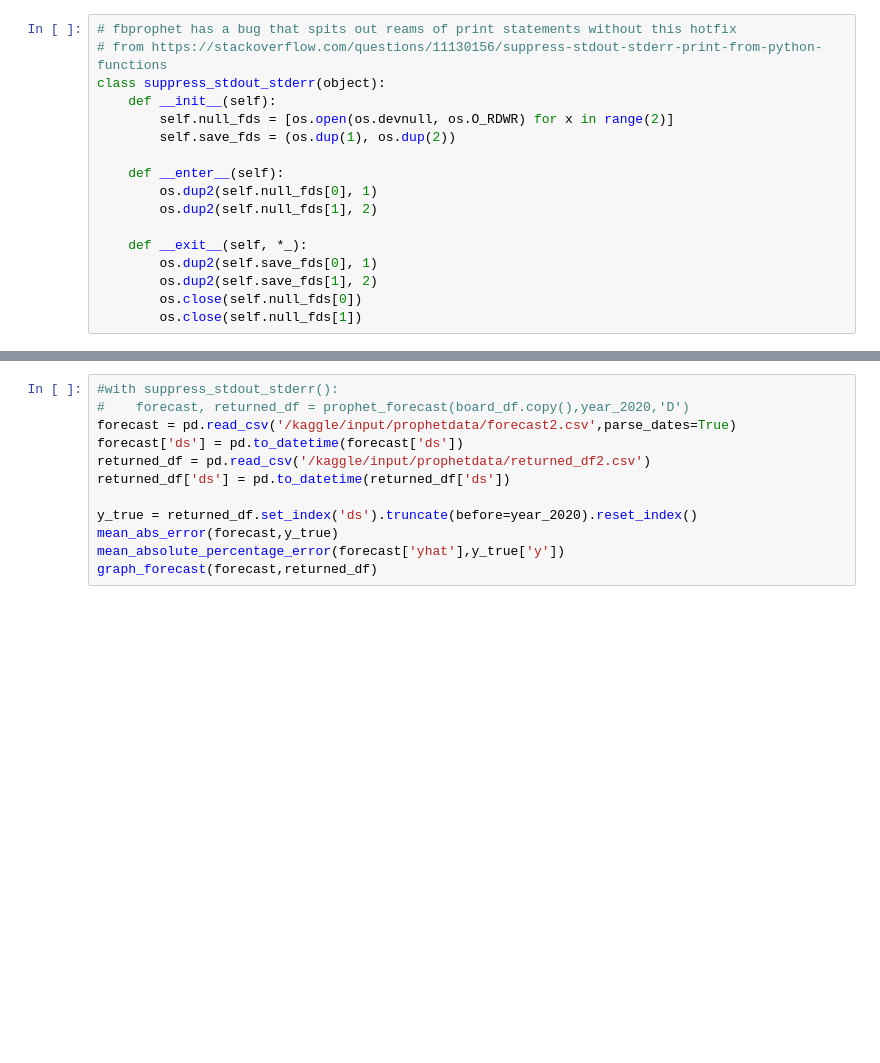
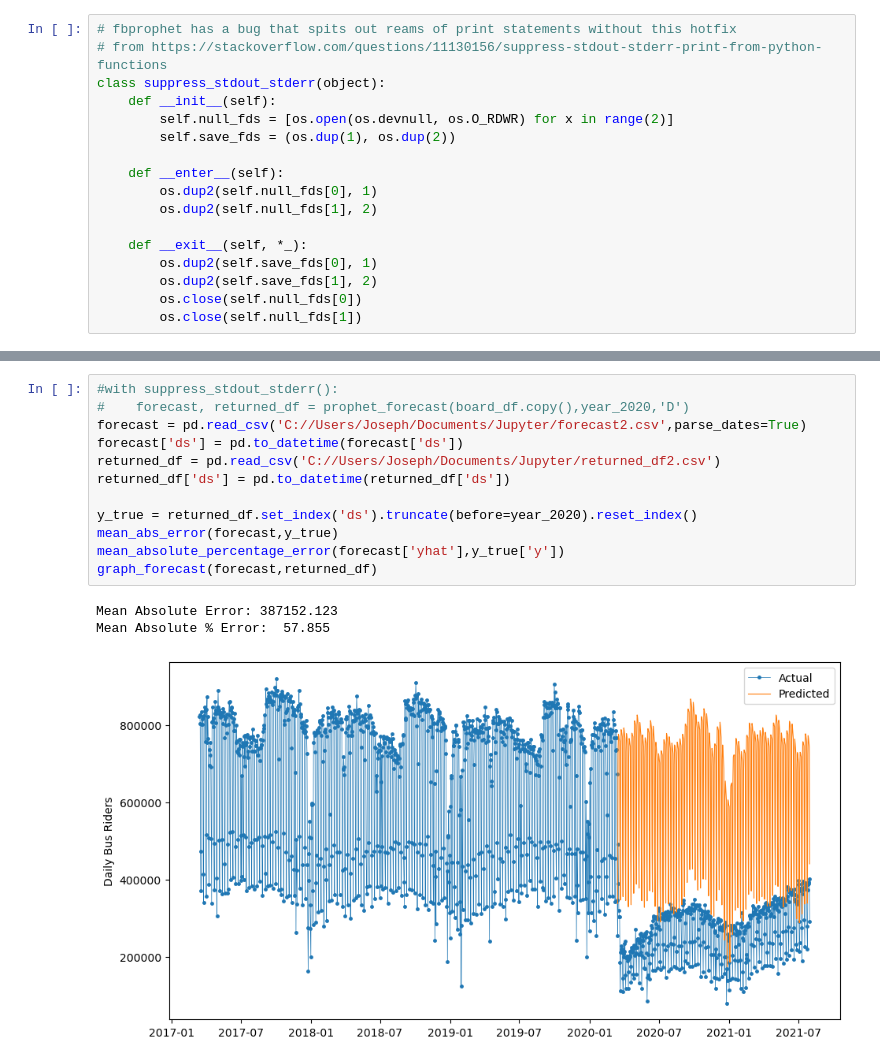
Before and after one commit to jbelian/CTA-Bus-Ridership-Forecasting, a Jupyter notebook: app.ipynb, the cells around one changed output, grey strips where cells are left out. Cells and saved outputs as stored; diff of their text form; blank space fills up the shorter version.

```diff
--- a/app.ipynb
+++ b/app.ipynb
@@ -171,15 +185,19 @@ graph_forecast(forecast,returned_df)
 # %%
 #with suppress_stdout_stderr():
 #    forecast, returned_df = prophet_forecast(board_df.copy(),year_2020,'D')
-forecast = pd.read_csv('/kaggle/input/prophetdata/forecast2.csv',parse_dates=True)
+forecast = pd.read_csv('C://Users/Joseph/Documents/Jupyter/forecast2.csv',parse_dates=True)
 forecast['ds'] = pd.to_datetime(forecast['ds'])
-returned_df = pd.read_csv('/kaggle/input/prophetdata/returned_df2.csv')
+returned_df = pd.read_csv('C://Users/Joseph/Documents/Jupyter/returned_df2.csv')
 returned_df['ds'] = pd.to_datetime(returned_df['ds'])
 
 y_true = returned_df.set_index('ds').truncate(before=year_2020).reset_index()
 mean_abs_error(forecast,y_true)
 mean_absolute_percentage_error(forecast['yhat'],y_true['y'])
 graph_forecast(forecast,returned_df)
+# %% [output]
+Mean Absolute Error: 387152.123
+Mean Absolute % Error:  57.855
+[figure, added]
 # %%
 # Line graph of bus riders over time, by route
 routes_graph = routes_df.set_index('date').truncate(before=year_2017-relativedelta(months=1))
```
Also changed, not shown: parts of 11 cells of this notebook.
